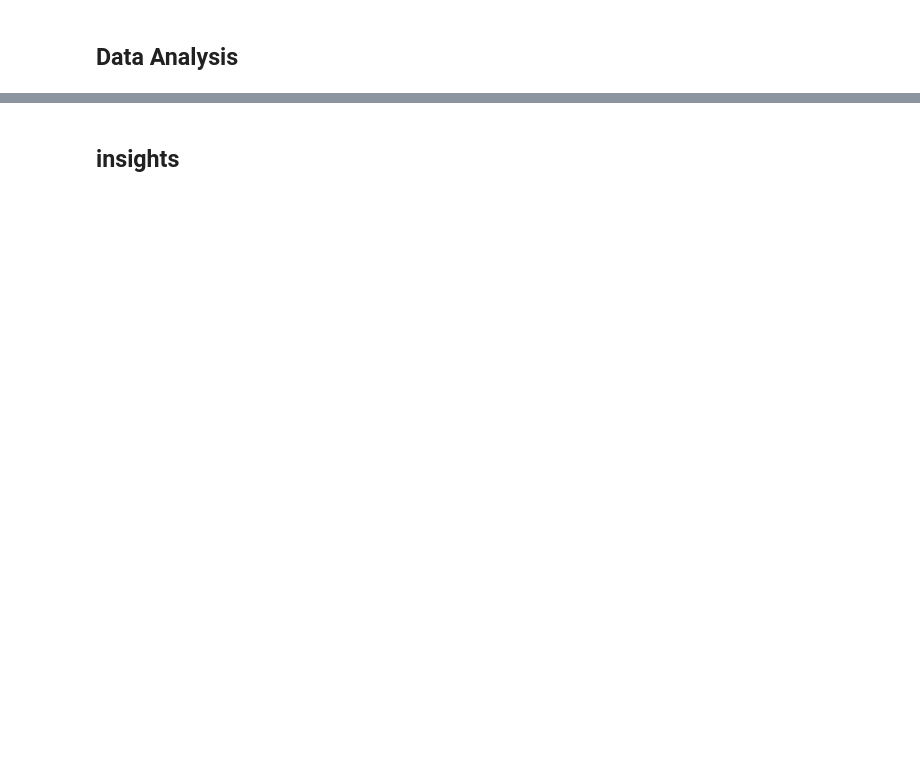
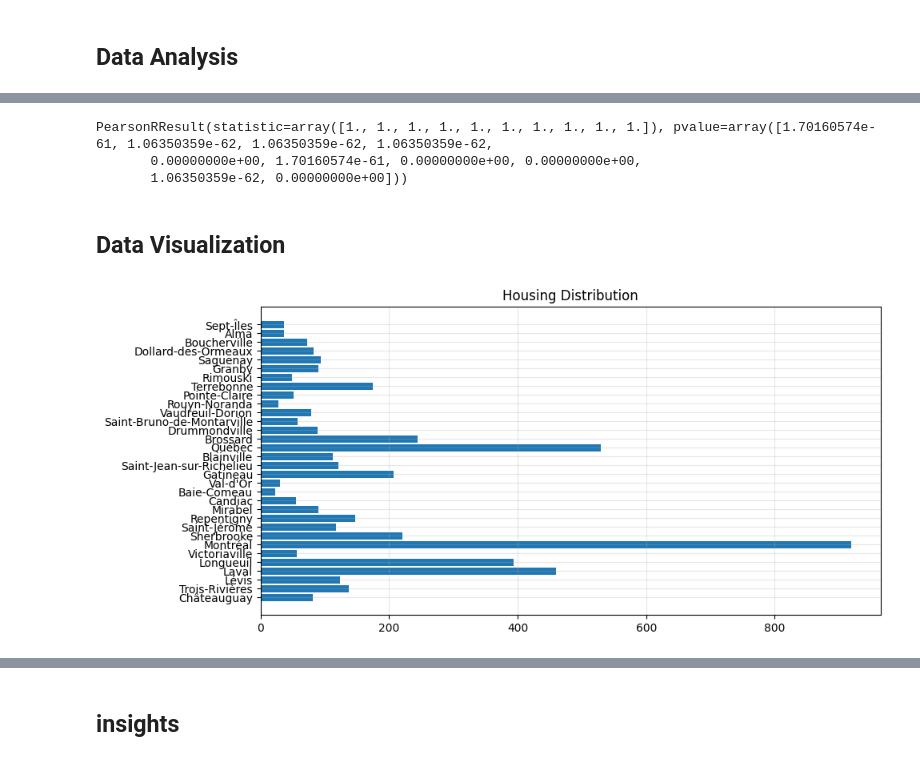
Before and after one commit to Astro0re/Data, a Jupyter notebook: Q_housing/analysis.ipynb, the cells around one changed output, grey strips where cells are left out. Drawn from its saved outputs; the diff is of its cells as text; code cells hidden in the pictures; blank space fills up the shorter version.

```diff
--- a/Q_housing/analysis.ipynb
+++ b/Q_housing/analysis.ipynb
@@ -290,0 +137,18 @@ sale_du            -0.044118  1.000000
+# %%
+pearsonr(corr_fun,corr_fun)
+# %% [output]
+PearsonRResult(statistic=array([1., 1., 1., 1., 1., 1., 1., 1., 1., 1.]), pvalue=array([1.70160574e-61, 1.06350359e-62, 1.06350359e-62, 1.06350359e-62,
+       0.00000000e+00, 1.70160574e-61, 0.00000000e+00, 0.00000000e+00,
+       1.06350359e-62, 0.00000000e+00]))
+# %% [markdown]
+## Data Visualization
+# %%
+# Housing Distribution
+plt.figure(figsize=(10,5))
+order = data['city'].unique()
+plt.barh(data['city'].unique(), data['city'].value_counts()[order])
+plt.title('Housing Distribution')
+plt.grid(True, alpha=0.3)
+plt.show();
+# %% [output]
+[figure, added]
```
Also changed, not shown: parts of 40 cells of this notebook.
